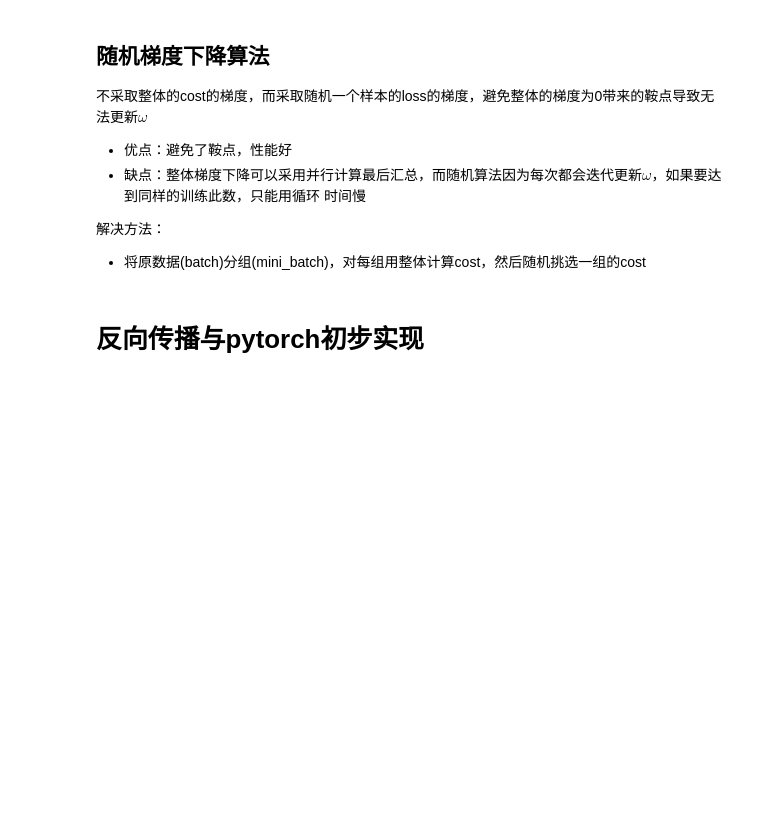
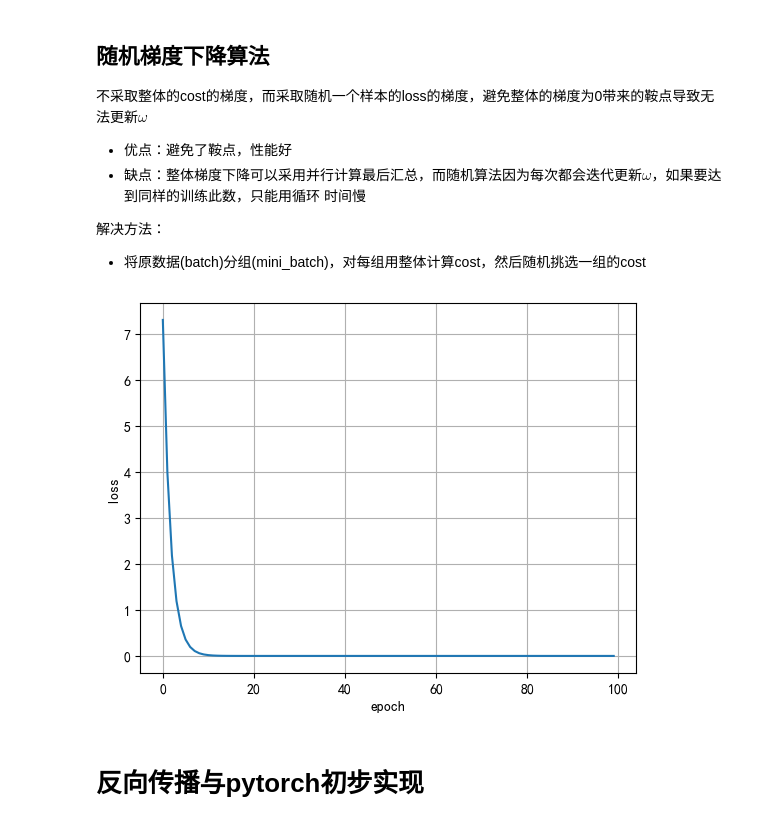
Before and after one commit to SiyueQ/-, a Jupyter notebook: Pytorch深度学习入门.ipynb, the cells around one changed output. Drawn from its saved outputs; the diff is of its cells as text; code cells hidden in the pictures; blank space fills up the shorter version.

```diff
--- a/Pytorch深度学习入门.ipynb
+++ b/Pytorch深度学习入门.ipynb
@@ -122,7 +122,54 @@ plt.show()
 解决方法：
 + 将原数据(batch)分组(mini_batch)，对每组用整体计算cost，然后随机挑选一组的cost
 # %%
-#随机梯度下降算法
+# 随机梯度下降算法
+import matplotlib.pylab as plt
+
+# prepare the training set
+x_data = [1.0, 2.0, 3.0]
+y_data = [2.0, 4.0, 6.0]
+
+# initial guess of weight
+w = 1.0
+
+
+# define the model linear model y = w*x
+def forward(x):
+    return x * w
+
+
+#define the loss function
+def loss(x, y):
+    y_pred = forward(x)
+    return (y_pred - y)**2
+
+
+# define the gradient function  gd
+def gradient(x, y):
+    return 2 * x * (x * w - y)
+
+
+epoch_list = []
+loss_list = []
+# print('predict (before training)', 4, forward(4))
+for epoch in range(100):
+    for x, y in zip(x_data, y_data):
+        l = loss(x, y)
+        grad_val = gradient(x, y)
+        w -= 0.01 * grad_val  # 0.01 learning rate
+        # print('epoch:', epoch, 'w=', w, 'loss=', cost_val)
+
+    epoch_list.append(epoch)
+    loss_list.append(l)
+
+# print('predict (after training)', 4, forward(4))
+plt.plot(epoch_list, loss_list)
+plt.ylabel('loss')
+plt.xlabel('epoch')
+plt.grid()
+plt.show()
+# %% [output]
+[figure, added]
 # %% [markdown]
 # 反向传播与pytorch初步实现
 # %% [markdown]
```
Also changed, not shown: parts of 18 cells of this notebook.
